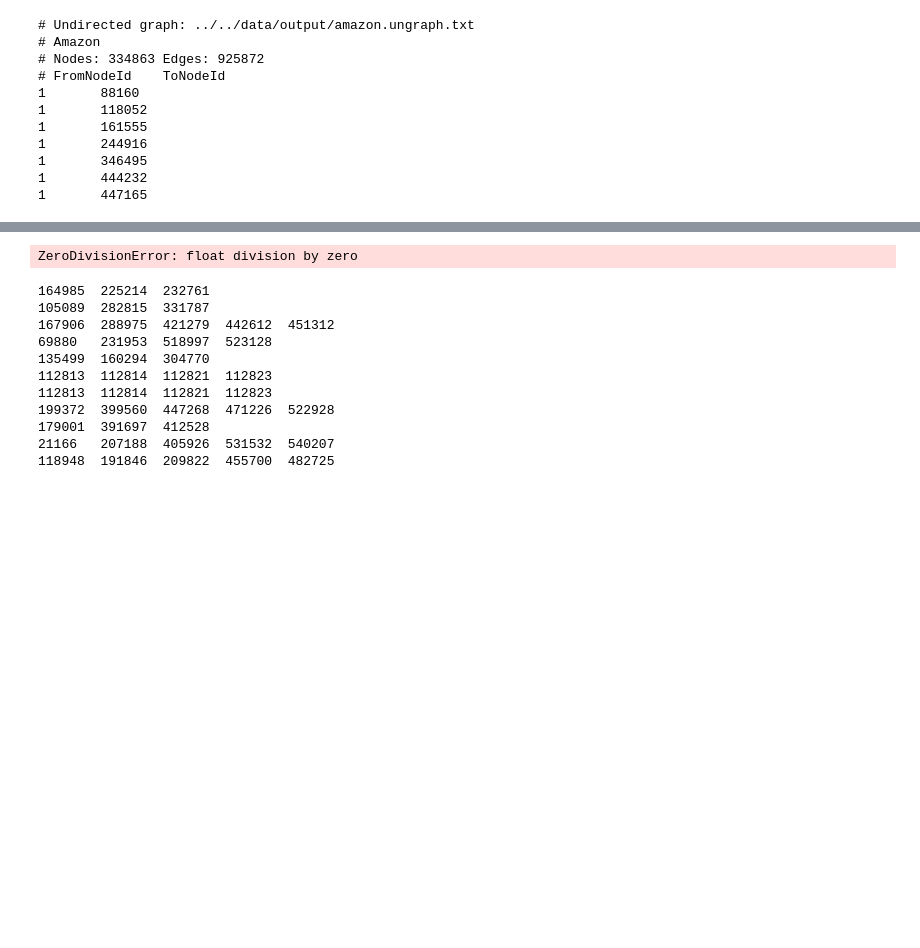
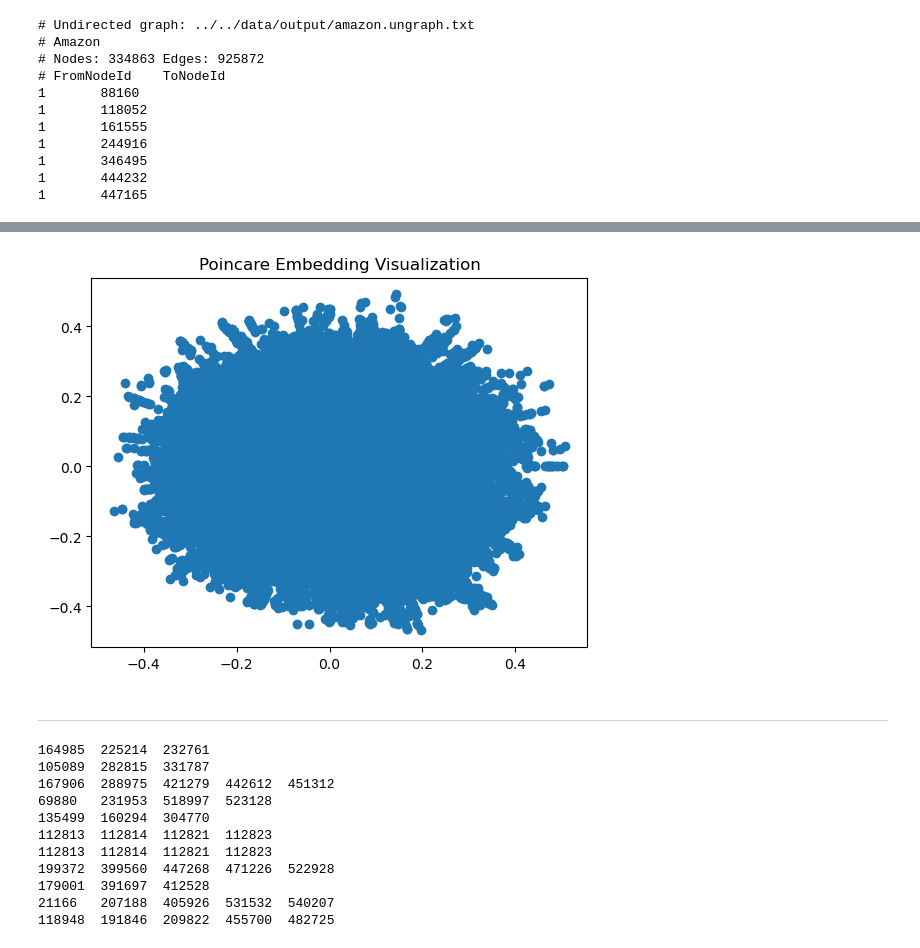
Before and after one commit to kjh8331267/NLP_Study, a Jupyter notebook: code/poincare/poincare embedding sample code.ipynb, the cells around one changed output, grey strips where cells are left out. Drawn from its saved outputs; the diff is of its cells as text; code cells hidden in the pictures; blank space fills up the shorter version.

```diff
--- a/code/poincare/poincare embedding sample code.ipynb
+++ b/code/poincare/poincare embedding sample code.ipynb
@@ -28,7 +4,8 @@ model.train(epochs=50)
 # %%
 from gensim.models.poincare import PoincareModel, PoincareKeyedVectors, PoincareRelations
 # %%
-path = 'C:/Users/user/Documents/git/NLP_study/code/poincare'
+path = 'C:/Users/master/Documents/github/NLP_study/code/poincare'
+
 from gzip import open as gopen
 
 communities_truth = path+"/com-amazon.ungraph.txt.gz"
@@ -60,8 +54,18 @@ communities.sort(key=lambda x: len(x),reverse=True)
 # %%
 model = PoincareModel(train_data=communities) #, size=2 , burn_in=10 /train a bidimensional embedding with 10 burn-in epochs
-model.train(epochs=50, print_every=25)
+model.train(epochs=50) # , print_every=25
-# %% [output]
-ZeroDivisionError: float division by zero
 # %%
 vectors = model.kv.vectors
+# %%
+import matplotlib.pyplot as plt
+
+# 모델 벡터 추출 후 시각화 (2D일 경우)
+vectors = model.kv.vectors
+plt.scatter(vectors[:, 0], vectors[:, 1])
+plt.title('Poincare Embedding Visualization')
+plt.show()
+# %% [output]
+[figure, added]
+# %% [markdown]
+----
 # %%
```
Also changed, not shown: parts of 19 cells of this notebook.
